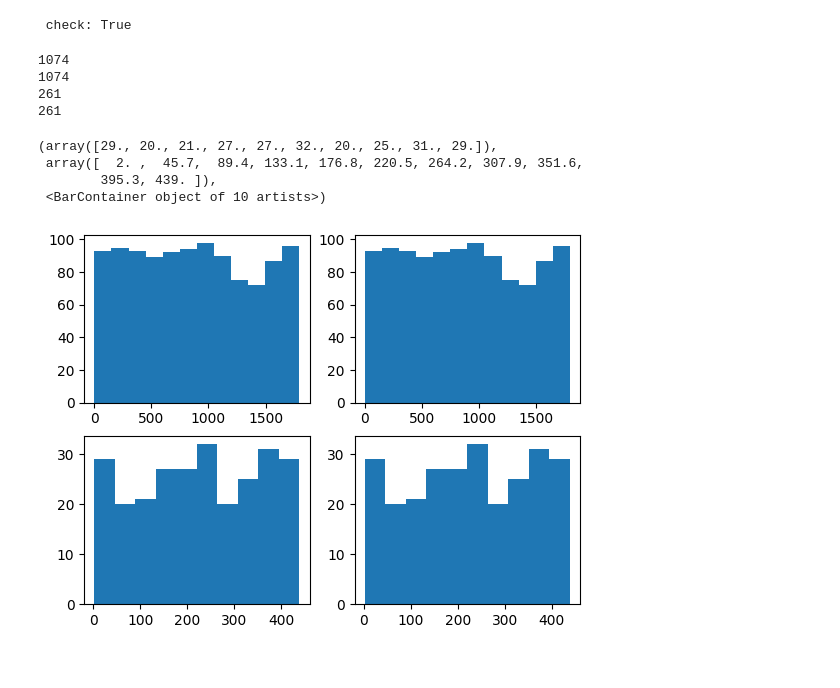
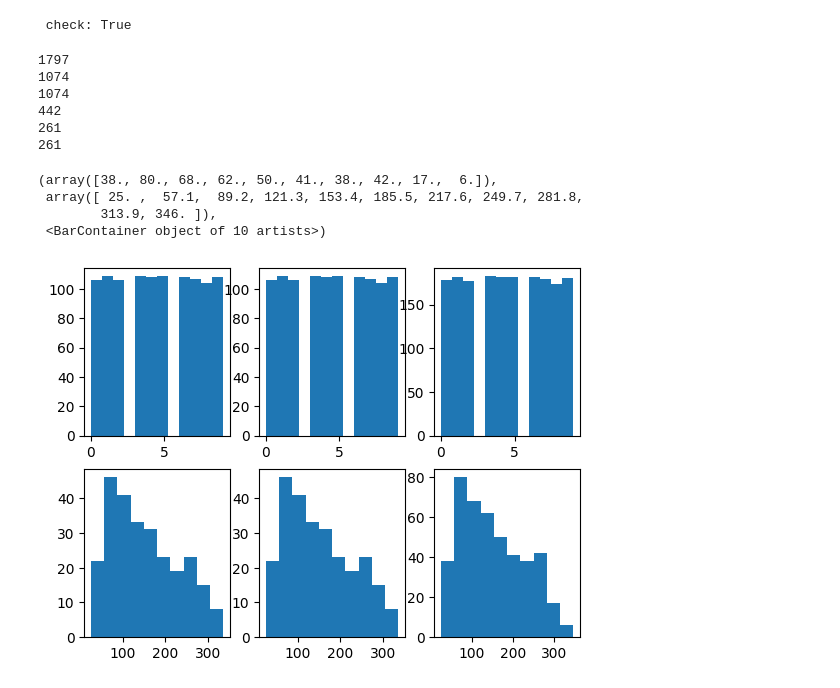
Before and after one commit to Techtonique/nnetsauce, a Jupyter notebook: nnetsauce/demo/thierrymoudiki_050124_subsampling.ipynb, the cells around one changed output. Cells and saved outputs as stored; diff of their text form; code cells hidden in the pictures.

```diff
--- a/nnetsauce/demo/thierrymoudiki_050124_subsampling.ipynb
+++ b/nnetsauce/demo/thierrymoudiki_050124_subsampling.ipynb
@@ -14,11 +14,11 @@ from time import time
 print("\n\n dataset no. 1 (classification) ---------- \n\n")
 
 dataset = load_digits()
-t = dataset.target
+u = dataset.target
 
 print(" \n sequential ----- \n")
 
-sub1 = ns.SubSampler(y=t, row_sample=0.6, seed=123, n_jobs=None)
+sub1 = ns.SubSampler(y=u, row_sample=0.6, seed=123, n_jobs=None)
 start = time()
 x1 = sub1.subsample()
 print(f"elapsed time: {time() - start}")
@@ -42,7 +42,7 @@ elapsed time: 0.005166053771972656
 # %%
 print(" \n parallel ----- \n") # needs more data to be efficient
 
-sub2 = ns.SubSampler(y=t, row_sample=0.6, seed=123, n_jobs=2)
+sub2 = ns.SubSampler(y=u, row_sample=0.6, seed=123, n_jobs=2)
 start = time()
 x2 = sub2.subsample()
 print(f"elapsed time: {time() - start}")
@@ -69,11 +69,11 @@ elapsed time: 0.03673076629638672
 print("\n\n dataset no. 2 (regression) ---------- \n\n")
 
 dataset = load_diabetes()
-t = dataset.target
+v = dataset.target
 
 print(" \n sequential ----- \n")
 
-sub1 = ns.SubSampler(y=t, row_sample=0.6, seed=123, n_jobs=None)
+sub1 = ns.SubSampler(y=v, row_sample=0.6, seed=123, n_jobs=None)
 start = time()
 y1 = sub1.subsample()
 print(f"elapsed time: {time() - start}")
@@ -111,7 +111,7 @@ elapsed time: 0.0037224292755126953
 # %%
 print(" \n parallel ----- \n") # needs more data to be efficient
 
-sub2 = ns.SubSampler(y=t, row_sample=0.6, seed=123, n_jobs=2)
+sub2 = ns.SubSampler(y=v, row_sample=0.6, seed=123, n_jobs=2)
 start = time()
 y2 = sub2.subsample()
 print(f"elapsed time: {time() - start}")
@@ -147,24 +147,30 @@ print(f" \n check: {np.allclose(y1, y2)} \n")
 # %% [output]
  check: True
 # %%
+print(len(u))
 print(len(x1))
 print(len(x2))
+print(len(v))
 print(len(y1))
 print(len(y2))
 # %% [output]
+1797
 1074
 1074
+442
 261
 261
 # %%
-fig, axs = plt.subplots(2, 2)
-axs[0, 0].hist(x1, bins='auto')
-axs[0, 1].hist(x2, bins='auto')
-axs[1, 0].hist(y1, bins='auto')
-axs[1, 1].hist(y2, bins='auto')
+fig, axs = plt.subplots(2, 3)
+axs[0, 0].hist(u[x1], bins='auto')
+axs[0, 1].hist(u[x2], bins='auto')
+axs[0, 2].hist(u, bins='auto')
+axs[1, 0].hist(v[y1], bins='auto')
+axs[1, 1].hist(v[y2], bins='auto')
+axs[1, 2].hist(v, bins='auto')
 # %% [output]
-(array([29., 20., 21., 27., 27., 32., 20., 25., 31., 29.]),
- array([  2. ,  45.7,  89.4, 133.1, 176.8, 220.5, 264.2, 307.9, 351.6,
-        395.3, 439. ]),
+(array([38., 80., 68., 62., 50., 41., 38., 42., 17.,  6.]),
+ array([ 25. ,  57.1,  89.2, 121.3, 153.4, 185.5, 217.6, 249.7, 281.8,
+        313.9, 346. ]),
  <BarContainer object of 10 artists>)
-[figure, old version]
+[figure, new version]
```
Also changed, not shown: parts of 4 cells of this notebook.
